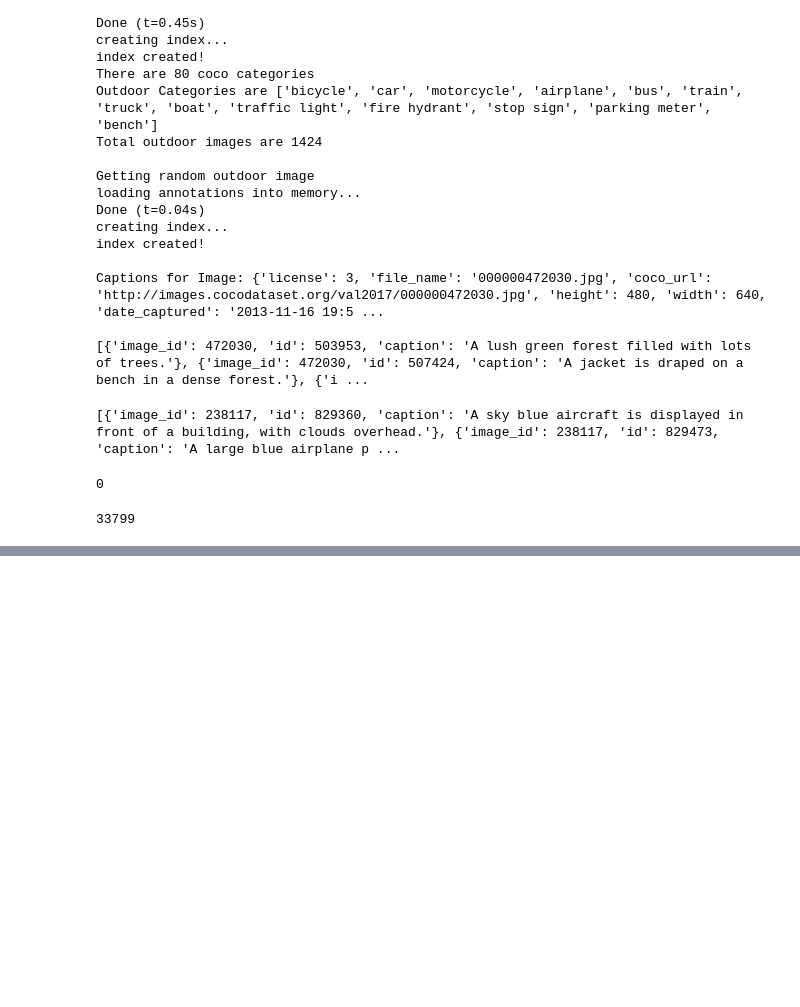
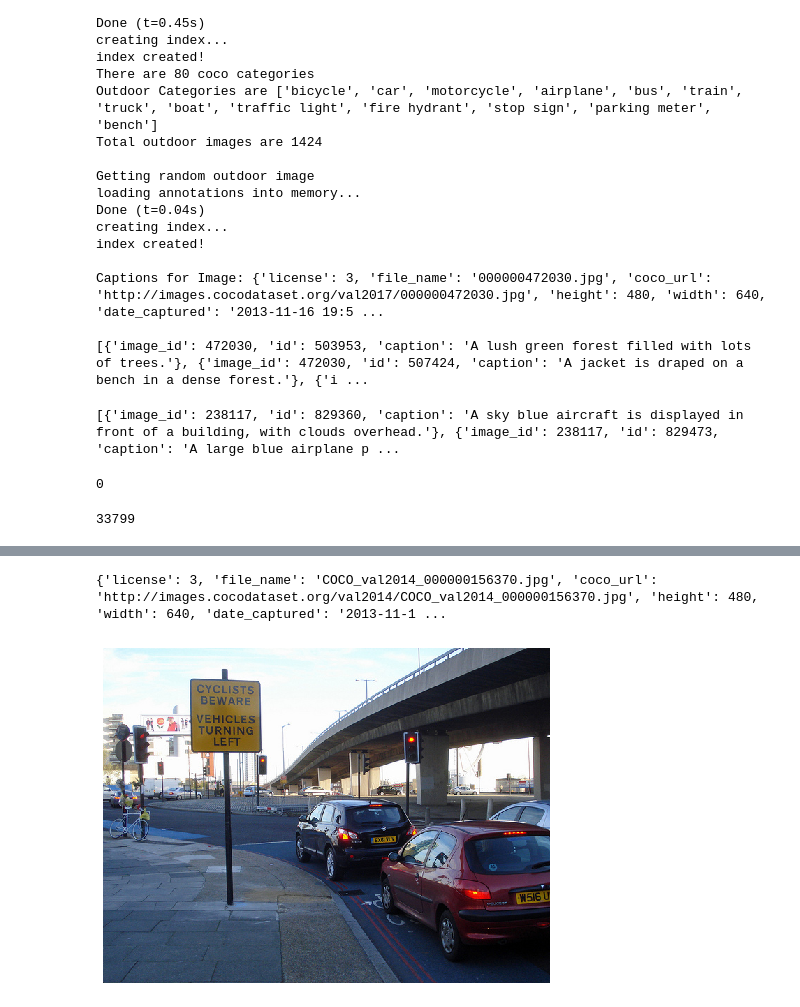
Before and after one commit to mayankiitg/Deep-Neural-Vision, a Jupyter notebook: Data-Preprocessing.ipynb, the cells around one changed output, grey strips where cells are left out. Drawn from its saved outputs; the diff is of its cells as text; code cells hidden in the pictures; blank space fills up the shorter version.

```diff
--- a/Data-Preprocessing.ipynb
+++ b/Data-Preprocessing.ipynb
@@ -16,7 +16,7 @@ def getCocoFromAnnotations(annFile):
         coco=COCO(annFile)
         return coco
 
-def showImage(imgId):
+def showImage(img):
     # load and display image
     # I = io.imread('%s/images/%s/%s'%(dataDir,dataType,img['file_name']))
     # use url to load image
@@ -26,11 +26,12 @@ def showImage(imgId):
     plt.imshow(I)
     plt.show()
 
-def writeToFile(outdoorImageIds, dataType):
+def writeToFile(outdoorImages, dataType):
     filename = f'{dataType}_outdoor'
     print(f'\n Writing OutdoorImageIds to file {filename}')
-    file1 = open(f'{dataType}_outdoor', 'w')
-    file1.writelines(json.dumps(outdoorImageIds))
+    file1 = open(f'all_outdoor', 'w+')
+    imageName = [img['file_name'] for img in outdoorImages]
+    file1.writelines(json.dumps(imageName))
 # %% [markdown]
 ### Outdoor Dataset Generator can be used to get Outdoor Image Ids
 # %%
@@ -71,6 +72,23 @@ class OutdoorDatasetGenerator:
         print(f'Total outdoor images are {len(outdoorImageIds)}')
         return outdoorImageIds
 
+    def getImageForCategory(self, cat):
+        outdoorCats = self.getOutdoorCategories()
+        outdoorImageIds = []
+        catId = self.coco.getCatIds(catNms=[cat])[0];
+        images = self.coco.getImgIds(catIds=catId)
+        return images
+
+    def getCategoryForImage(self, imgId):
+        outdoorCats = self.getOutdoorCategories()
+        outdoorImageIds = []
+        for cat in outdoorCats:
+            catId = self.coco.getCatIds(catNms=[cat])[0];
+            images = self.coco.getImgIds(catIds=catId)
+            #outdoorImageIds.extend(images)
+            if imgId in images:
+                print(cat)
+
     def getImage(self, imgId):
         return self.coco.loadImgs(imgId)[0]
 # %%
@@ -172,0 +263,8 @@ len(outdoorImages)
+# %%
+dataType='val2014'
+instanceFile='{}/annotations/instances_{}.json'.format(dataDir, dataType)
+instanceDataCoco = getCocoFromAnnotations(instanceFile)
+generator = OutdoorDatasetGenerator(instanceDataCoco)
+imageIds =  generator.getImageForCategory('traffic light')
+outdoorImages = generator.getOutdoorImageIds()
+imageIds
@@ -172,0 +298,9 @@ len(outdoorImages)
+# %%
+# for imageId in outdoorImages:
+
+image = generator.getImage(156370)
+print(image)
+showImage(image)
+# %% [output]
+{'license': 3, 'file_name': 'COCO_val2014_000000156370.jpg', 'coco_url': 'http://images.cocodataset.org/val2014/COCO_val2014_000000156370.jpg', 'height': 480, 'width': 640, 'date_captured': '2013-11-1 ...
+[figure, added]
```
Also changed, not shown: parts of 11 cells of this notebook, 18 other files.
